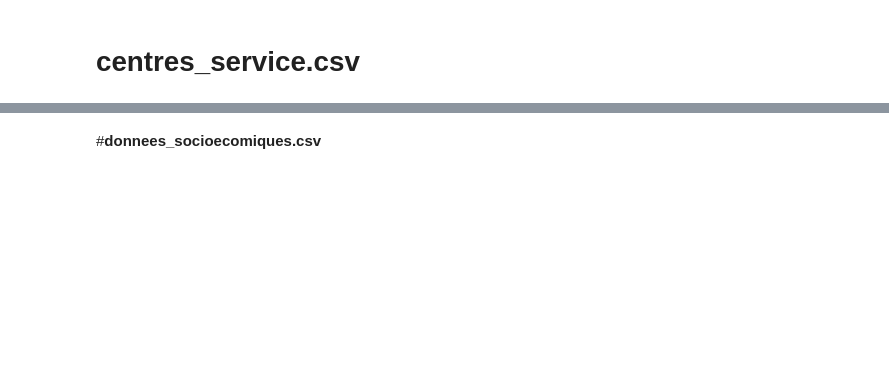
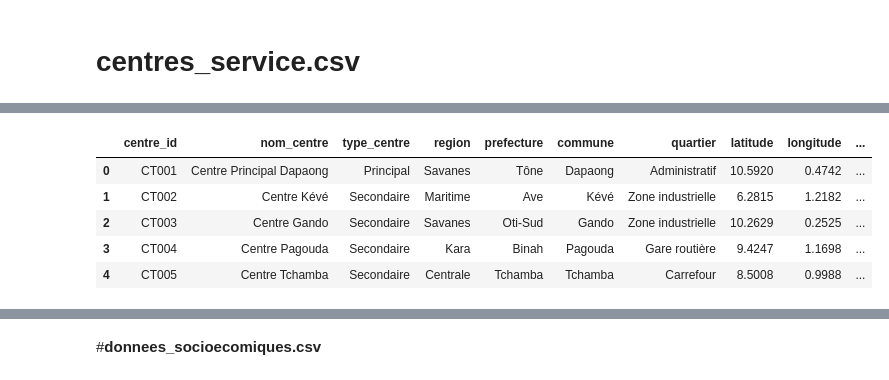
Before and after one commit to jgbedevi/test_technique_analyste, a Jupyter notebook: notebooks/Untitled.ipynb, the cells around one changed output, grey strips where cells are left out. Cells and saved outputs as stored; diff of their text form; code cells hidden in the pictures; blank space fills up the shorter version.

Commit message:
Aperçu structurel

```diff
--- a/notebooks/Untitled.ipynb
+++ b/notebooks/Untitled.ipynb
@@ -26,0 +92,10 @@ df_logs = pd.read_csv("Documents/gyj/Test_technique_analyst/data/logs_activite.c
+# %%
+# Aperçu du contenu
+df_centres.head()
+# %% [output]
+|  | centre_id | nom_centre | type_centre | region | prefecture | commune | quartier | latitude | longitude | ... |
+| 0 | CT001 | Centre Principal Dapaong | Principal | Savanes | Tône | Dapaong | Administratif | 10.5920 | 0.4742 | ... |
+| 1 | CT002 | Centre Kévé | Secondaire | Maritime | Ave | Kévé | Zone industrielle | 6.2815 | 1.2182 | ... |
+| 2 | CT003 | Centre Gando | Secondaire | Savanes | Oti-Sud | Gando | Zone industrielle | 10.2629 | 0.2525 | ... |
+| 3 | CT004 | Centre Pagouda | Secondaire | Kara | Binah | Pagouda | Gare routière | 9.4247 | 1.1698 | ... |
+| 4 | CT005 | Centre Tchamba | Secondaire | Centrale | Tchamba | Tchamba | Carrefour | 8.5008 | 0.9988 | ... |
```
Also changed, not shown: parts of 31 cells of this notebook.
